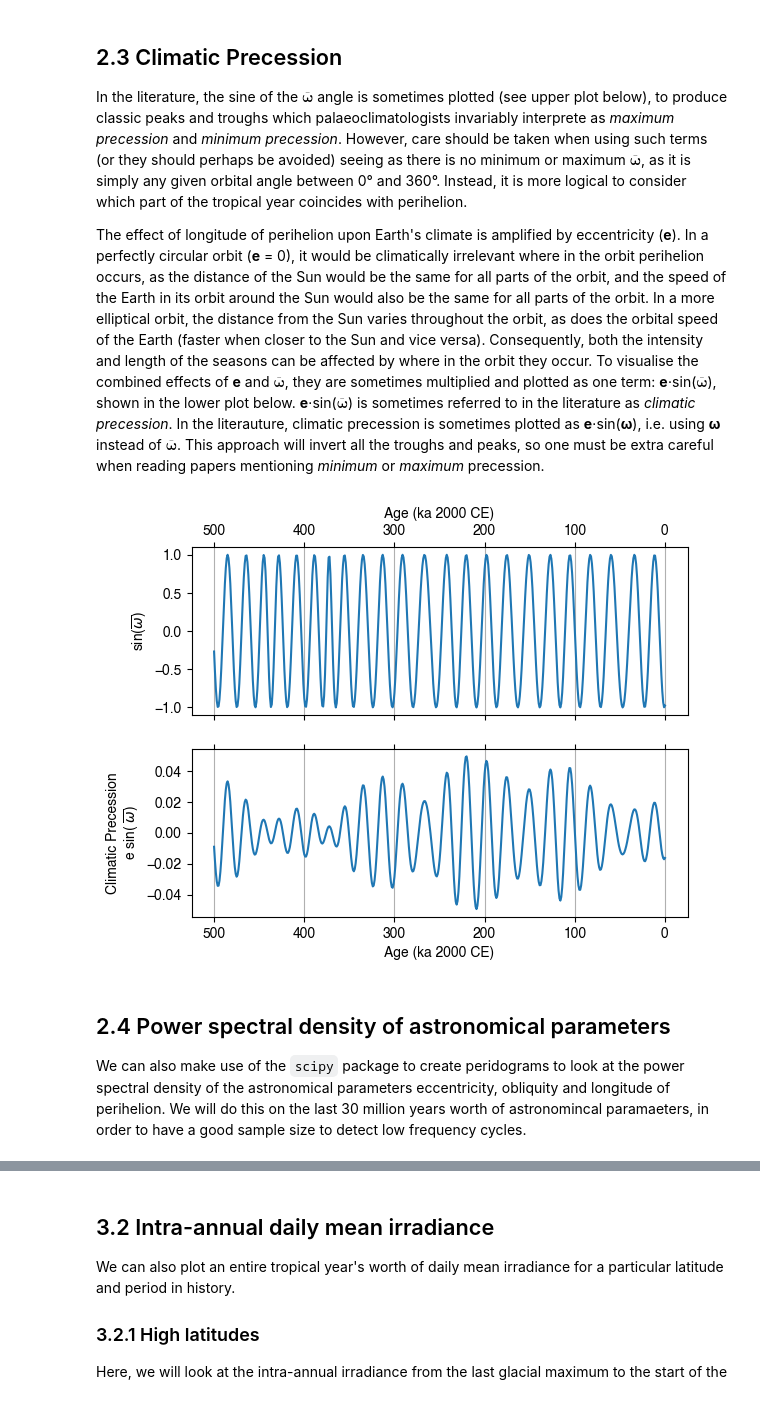
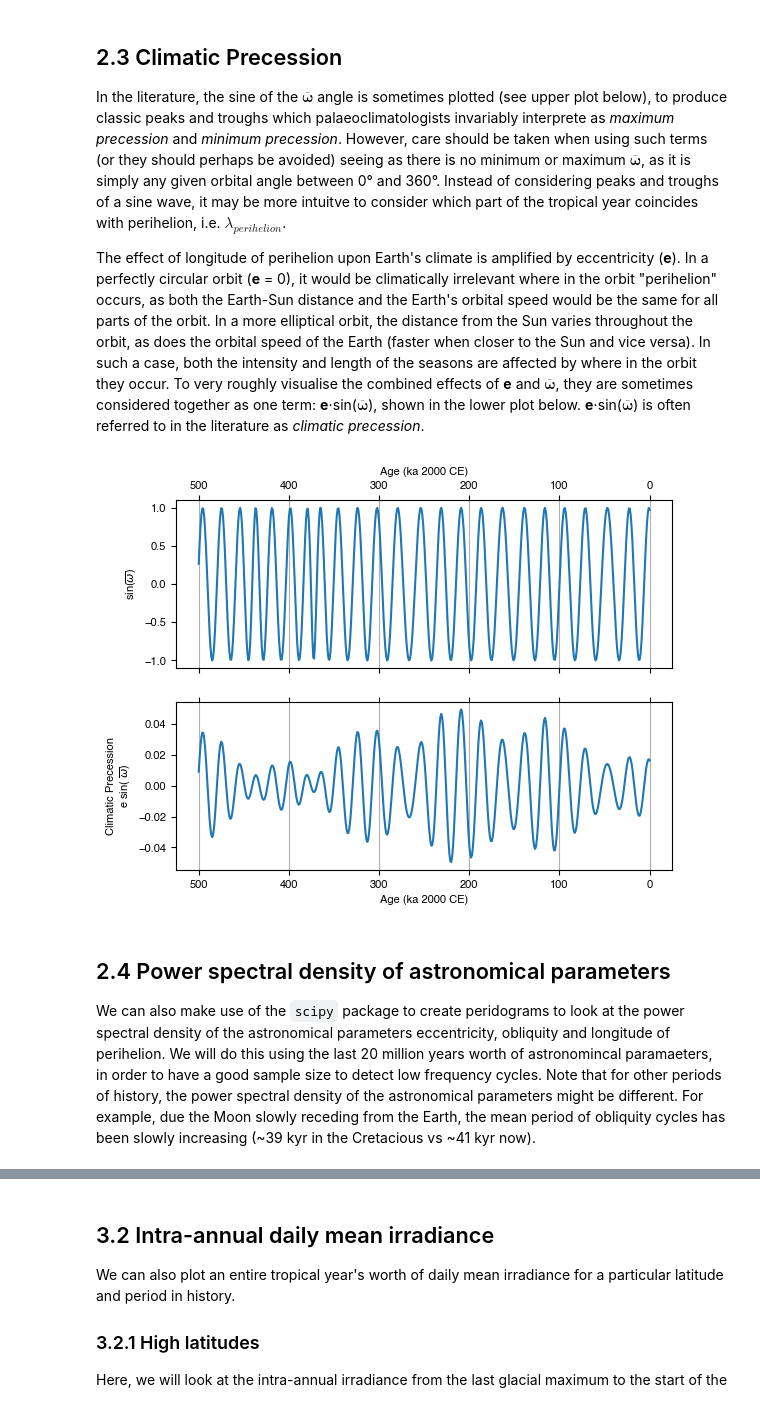
Before and after one commit to bryanlougheed/orbitalchime, a Jupyter notebook: orbitalchime_tutorial.ipynb, the cells around one changed output, grey strips where cells are left out. Drawn from its saved outputs; the diff is of its cells as text; code cells hidden in the pictures.

```diff
--- a/orbitalchime_tutorial.ipynb
+++ b/orbitalchime_tutorial.ipynb
@@ -13,9 +13,13 @@ After installation, we can import the package into our python session. Here, `or
 # %%
-import orbitalthebox as obox
+import orbitalchime as ochime
 import numpy as np
 import scipy.signal as sig
+import scipy.stats as stats
 import matplotlib.pyplot as plt
+import matplotlib.colors as colors
+import matplotlib.gridspec as gridspec
 plt.rcParams["font.family"] = ["Helvetica", "Arial"]
+plt.rcParams["font.size"] = 8
 # %% [markdown]
 # 2 Astronomical parameters
 
@@ -25,5 +29,5 @@ Below, we can use the `getlaskar2004()` function to import the astronomical para
 # %%
-tka, ecc, obl, lpe = obox.getlaskar2004(option=1, timeslice=(500, 0))
+tka, ecc, obl, lpe = ochime.getlaskar2004(option=1, timeslice=(500, 0))
 # %% [markdown]
 ## 2.2 Plot astronomical parameters
 
@@ -70,36 +80,34 @@ plt.tick_params(top=True, bottom=True, labeltop=False, labelbottom=True)
 # %% [markdown]
 ## 2.3 Climatic Precession
 
-In the literature, the sine of the $\boldsymbol{\overline{\omega}}$ angle is sometimes plotted (see upper plot below), to produce classic peaks and troughs which palaeoclimatologists invariably interprete as *maximum precession* and *minimum precession*. However, care should be taken when using such terms (or they should perhaps be avoided) seeing as there is no minimum or maximum $\boldsymbol{\overline{\omega}}$, as it is simply any given orbital angle between 0° and 360°. Instead, it is more logical to consider which part of the tropical year coincides with perihelion.
+In the literature, the sine of the $\boldsymbol{\overline{\omega}}$ angle is sometimes plotted (see upper plot below), to produce classic peaks and troughs which palaeoclimatologists invariably interprete as *maximum precession* and *minimum precession*. However, care should be taken when using such terms (or they should perhaps be avoided) seeing as there is no minimum or maximum $\boldsymbol{\overline{\omega}}$, as it is simply any given orbital angle between 0° and 360°. Instead of considering peaks and troughs of a sine wave, it may be more intuitve to consider which part of the tropical year coincides with perihelion, i.e. $\lambda_{perihelion}$.
 
-The effect of longitude of perihelion upon Earth's climate is amplified by eccentricity (**e**). In a perfectly circular orbit (**e** = 0), it would be climatically irrelevant where in the orbit perihelion occurs, as the distance of the Sun would be the same for all parts of the orbit, and the speed of the Earth in its orbit around the Sun would also be the same for all parts of the orbit. In a more elliptical orbit, the distance from the Sun varies throughout the orbit, as does the orbital speed of the Earth (faster when closer to the Sun and vice versa). Consequently, both the intensity and length of the seasons can be affected by where in the orbit they occur. To visualise the combined effects of **e** and $\boldsymbol{\overline{\omega}}$, they are sometimes multiplied and plotted as one term: **e**⋅sin($\boldsymbol{\overline{\omega}}$), shown in the lower plot below.  **e**⋅sin($\boldsymbol{\overline{\omega}}$) is sometimes referred to in the literature as *climatic precession*. In the literauture, climatic precession is sometimes plotted as **e**⋅sin(**ω**), i.e. using **ω** instead of $\boldsymbol{\overline{\omega}}$. This approach will invert all the troughs and peaks, so one must be extra careful when reading papers mentioning *minimum* or *maximum* precession.
+The effect of longitude of perihelion upon Earth's climate is amplified by eccentricity (**e**). In a perfectly circular orbit (**e** = 0), it would be climatically irrelevant where in the orbit "perihelion" occurs, as both the Earth-Sun distance and the Earth's orbital speed would be the same for all parts of the orbit. In a more elliptical orbit, the distance from the Sun varies throughout the orbit, as does the orbital speed of the Earth (faster when closer to the Sun and vice versa). In such a case, both the intensity and length of the seasons are affected by where in the orbit they occur. To very roughly visualise the combined effects of **e** and $\boldsymbol{\overline{\omega}}$, they are sometimes considered together as one term: **e**⋅sin($\boldsymbol{\overline{\omega}}$), shown in the lower plot below.  **e**⋅sin($\boldsymbol{\overline{\omega}}$) is often referred to in the literature as *climatic precession*.
 # %%
 # Sine of omega-bar
 plt.subplot(2, 1, 1)
-omegabar = np.rad2deg(lpe) + 180
-omegabar[omegabar>=360] -= 360 # wrap to 0-360 range
-plt.plot(tka, np.sin(np.deg2rad(omegabar)), '-') # np.sin requires radians as input
+plt.plot(tka, np.sin(lpe), '-')
 plt.ylabel('sin($\\overline{\\omega}$)')
 plt.xlabel('Age (ka 2000 CE)')
 plt.gca().invert_xaxis()
 plt.gca().xaxis.set_label_position("top")
 plt.grid(axis='x')
 plt.tick_params(top=True, bottom=True, labeltop=True, labelbottom=False)
 
 # Climatic precession
 plt.subplot(2, 1, 2)
-omegabar = np.rad2deg(lpe) + 180
-omegabar[omegabar>=360] -= 360 # wrap to 0-360 range
-plt.plot(tka, ecc*np.sin(np.deg2rad(omegabar)), '-') # np.sin requires radians as input
+plt.plot(tka, ecc*np.sin(lpe), '-')
 plt.ylabel('Climatic Precession\ne sin( $\\overline{\\omega}$)')
 plt.xlabel('Age (ka 2000 CE)')
 plt.gca().invert_xaxis()
 plt.grid(axis='x')
 plt.tick_params(top=True, bottom=True, labeltop=False, labelbottom=True)
+
+plt.show()
 # %% [output]
-[figure, old version]
+[figure, new version]
 # %% [markdown]
 ## 2.4 Power spectral density of astronomical parameters
 
-We can also make use of the `scipy` package to create peridograms to look at the power spectral density of the astronomical parameters eccentricity, obliquity and longitude of perihelion. We will do this on the last 30 million years worth of astronomincal paramaeters, in order to have a good sample size to detect low frequency cycles.
+We can also make use of the `scipy` package to create peridograms to look at the power spectral density of the astronomical parameters eccentricity, obliquity and longitude of perihelion. We will do this using the last 20 million years worth of astronomincal paramaeters, in order to have a good sample size to detect low frequency cycles. Note that for other periods of history, the power spectral density of the astronomical parameters might be different. For example, due the Moon slowly receding from the Earth, the mean period of obliquity cycles has been slowly increasing (~39 kyr in the Cretacious vs ~41 kyr now).
 # %%
```
Also changed, not shown: parts of 19 cells of this notebook.
